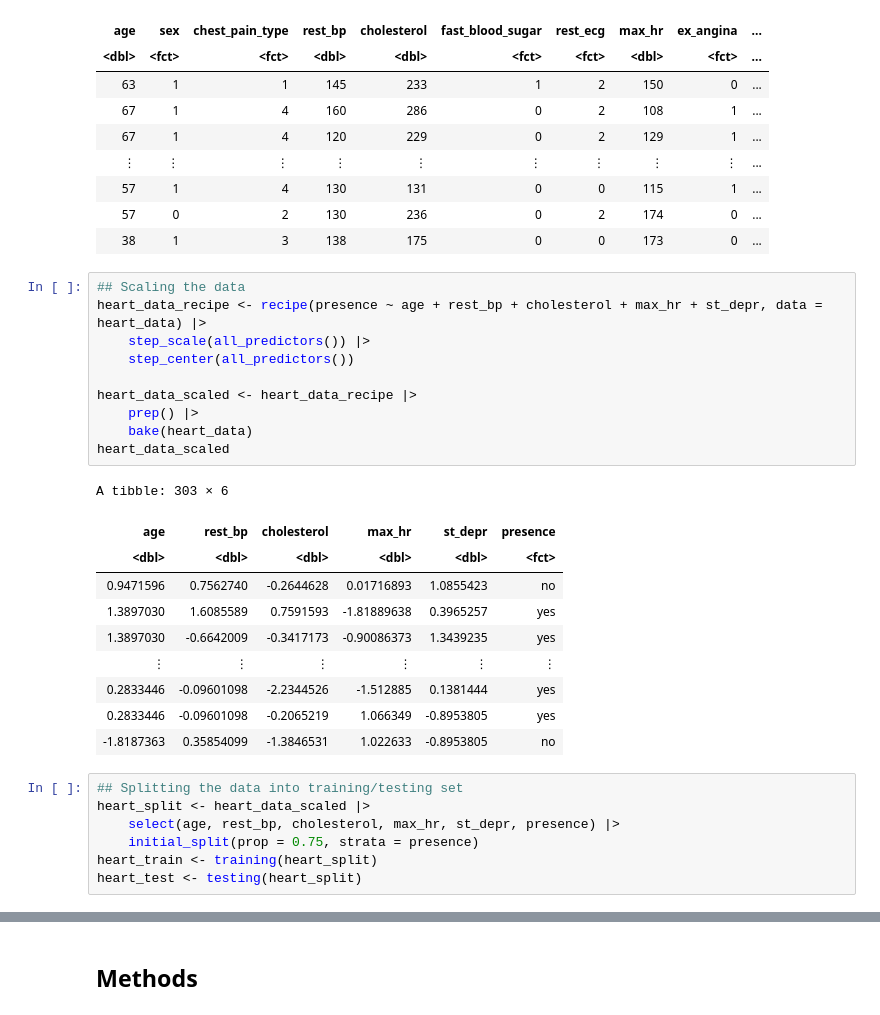
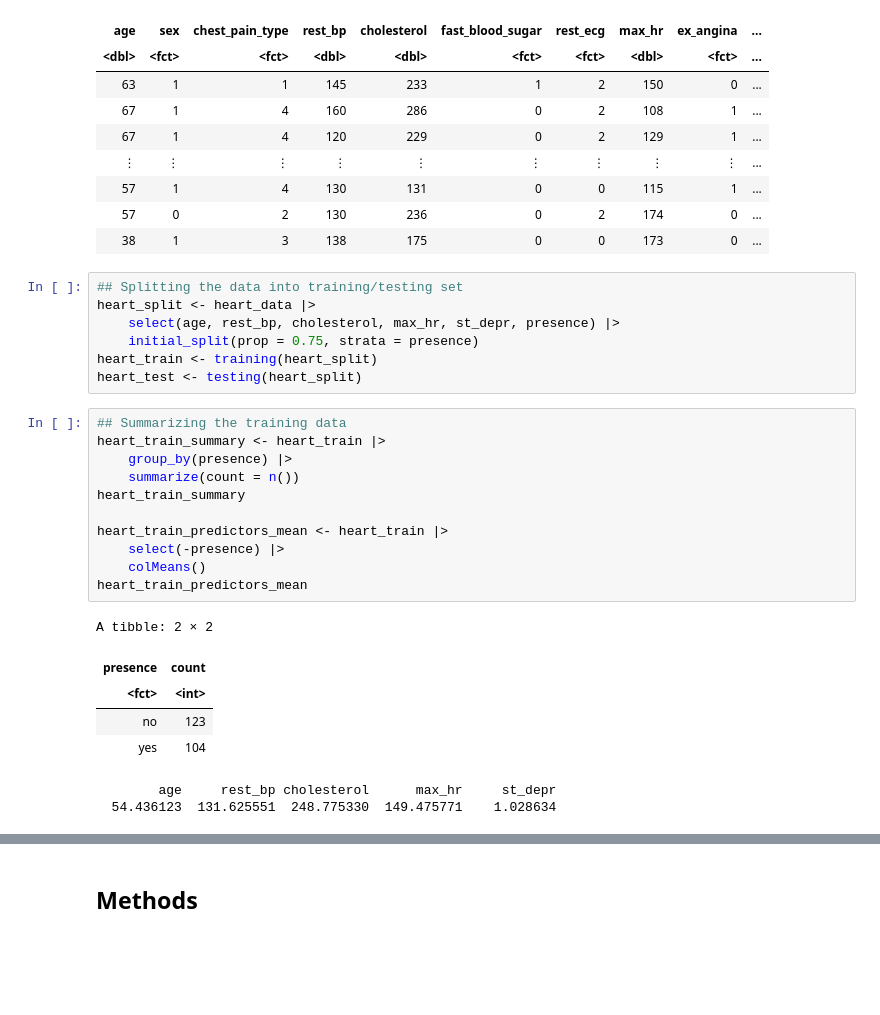
Before and after one commit to itsDagu/dsci100-group-01, a Jupyter notebook: group_proposal.ipynb, the cells around one changed output, grey strips where cells are left out. Drawn from its saved outputs; the diff is of its cells as text; blank space fills up the shorter version.

```diff
--- a/group_proposal.ipynb
+++ b/group_proposal.ipynb
@@ -79,31 +79,29 @@ A tibble: 303 × 15
 | 57 | 1 | 4 | 130 | 131 | 0 | 0 | 115 | 1 | ... |
 | 57 | 0 | 2 | 130 | 236 | 0 | 2 | 174 | 0 | ... |
 | 38 | 1 | 3 | 138 | 175 | 0 | 0 | 173 | 0 | ... |
-# %%
-## Scaling the data
-heart_data_recipe <- recipe(presence ~ age + rest_bp + cholesterol + max_hr + st_depr, data = heart_data) |>
-    step_scale(all_predictors()) |>
-    step_center(all_predictors())
-
-heart_data_scaled <- heart_data_recipe |>
-    prep() |>
-    bake(heart_data)
-heart_data_scaled
-# %% [output]
-A tibble: 303 × 6
-| age | rest_bp | cholesterol | max_hr | st_depr | presence |
-| <dbl> | <dbl> | <dbl> | <dbl> | <dbl> | <fct> |
-| 0.9471596 | 0.7562740 | -0.2644628 | 0.01716893 | 1.0855423 | no |
-| 1.3897030 | 1.6085589 | 0.7591593 | -1.81889638 | 0.3965257 | yes |
-| 1.3897030 | -0.6642009 | -0.3417173 | -0.90086373 | 1.3439235 | yes |
-| ⋮ | ⋮ | ⋮ | ⋮ | ⋮ | ⋮ |
-| 0.2833446 | -0.09601098 | -2.2344526 | -1.512885 | 0.1381444 | yes |
-| 0.2833446 | -0.09601098 | -0.2065219 | 1.066349 | -0.8953805 | yes |
-| -1.8187363 | 0.35854099 | -1.3846531 | 1.022633 | -0.8953805 | no |
 # %%
 ## Splitting the data into training/testing set
-heart_split <- heart_data_scaled |>
+heart_split <- heart_data |>
     select(age, rest_bp, cholesterol, max_hr, st_depr, presence) |>
     initial_split(prop = 0.75, strata = presence)
 heart_train <- training(heart_split)
 heart_test <- testing(heart_split)
+# %%
+## Summarizing the training data
+heart_train_summary <- heart_train |>
+    group_by(presence) |>
+    summarize(count = n())
+heart_train_summary
+
+heart_train_predictors_mean <- heart_train |>
+    select(-presence) |>
+    colMeans()
+heart_train_predictors_mean
+# %% [output]
+A tibble: 2 × 2
+| presence | count |
+| <fct> | <int> |
+| no | 123 |
+| yes | 104 |
+        age     rest_bp cholesterol      max_hr     st_depr
+  54.436123  131.625551  248.775330  149.475771    1.028634
```
Also changed, not shown: parts of 5 cells of this notebook.
